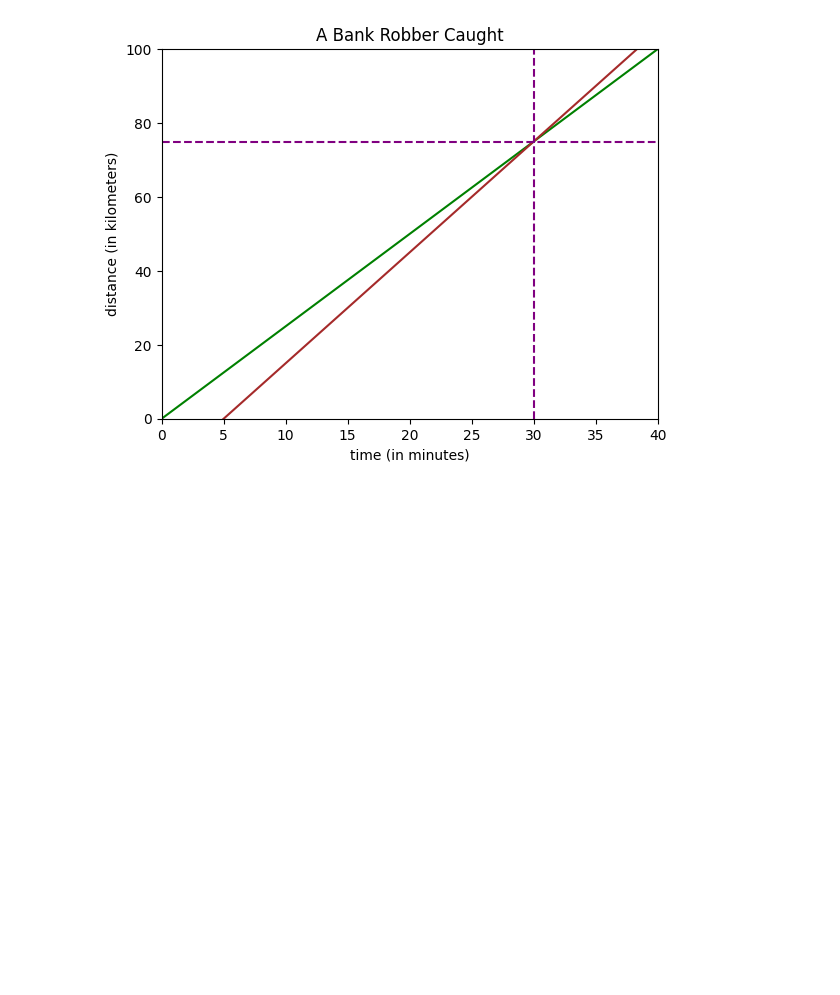
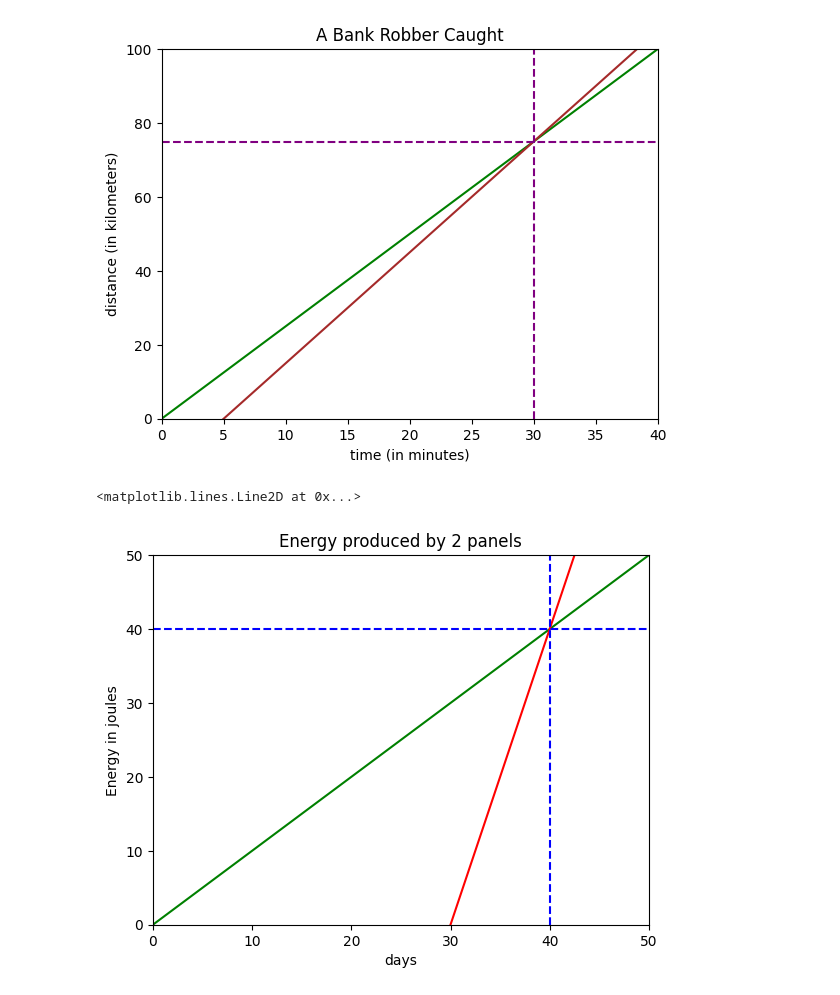
Before and after one commit to sumeetsule/Linear-Algebra-for-ML, a Jupyter notebook: intro to linear algebra.ipynb, the cells around one changed output. Saved outputs shown, nothing was run; the diff lists cells and outputs as text; code cells hidden in the pictures; blank space fills up the shorter version.

```diff
--- a/intro to linear algebra.ipynb
+++ b/intro to linear algebra.ipynb
@@ -25,0 +41,21 @@ plt.axhline(y=75,color='purple',linestyle='--')
+# %%
+d = np.linspace(0,50,1000) # start, finish, n points
+# %%
+# days taken by mark 1
+t_m1 = d
+# days taken by mark2
+t_m2 = 4*(d-30)
+# %%
+fig ,ax = plt.subplots()
+plt.title("Energy produced by 2 panels")
+plt.xlabel("days")
+plt.ylabel("Energy in joules")
+ax.set_xlim([0,50])
+ax.set_ylim([0,50])
+ax.plot(d,t_m1,color='green')
+ax.plot(d,t_m2,color='red')
+plt.axvline(x=40,color='blue',linestyle='--')
+plt.axhline(y=40,color='blue',linestyle='--')
+# %% [output]
+<matplotlib.lines.Line2D at 0x...>
+[figure, added]
```
Also changed, not shown: parts of 3 cells of this notebook.
